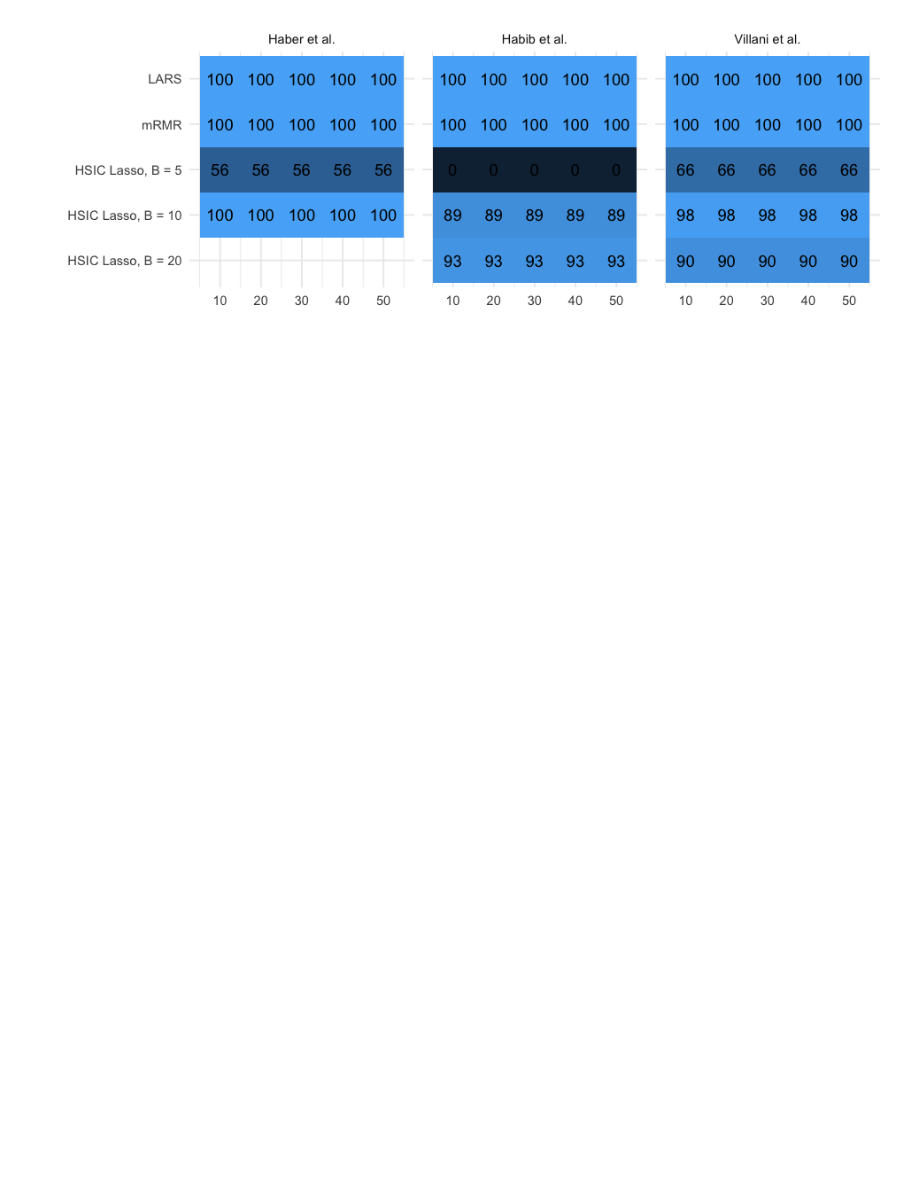
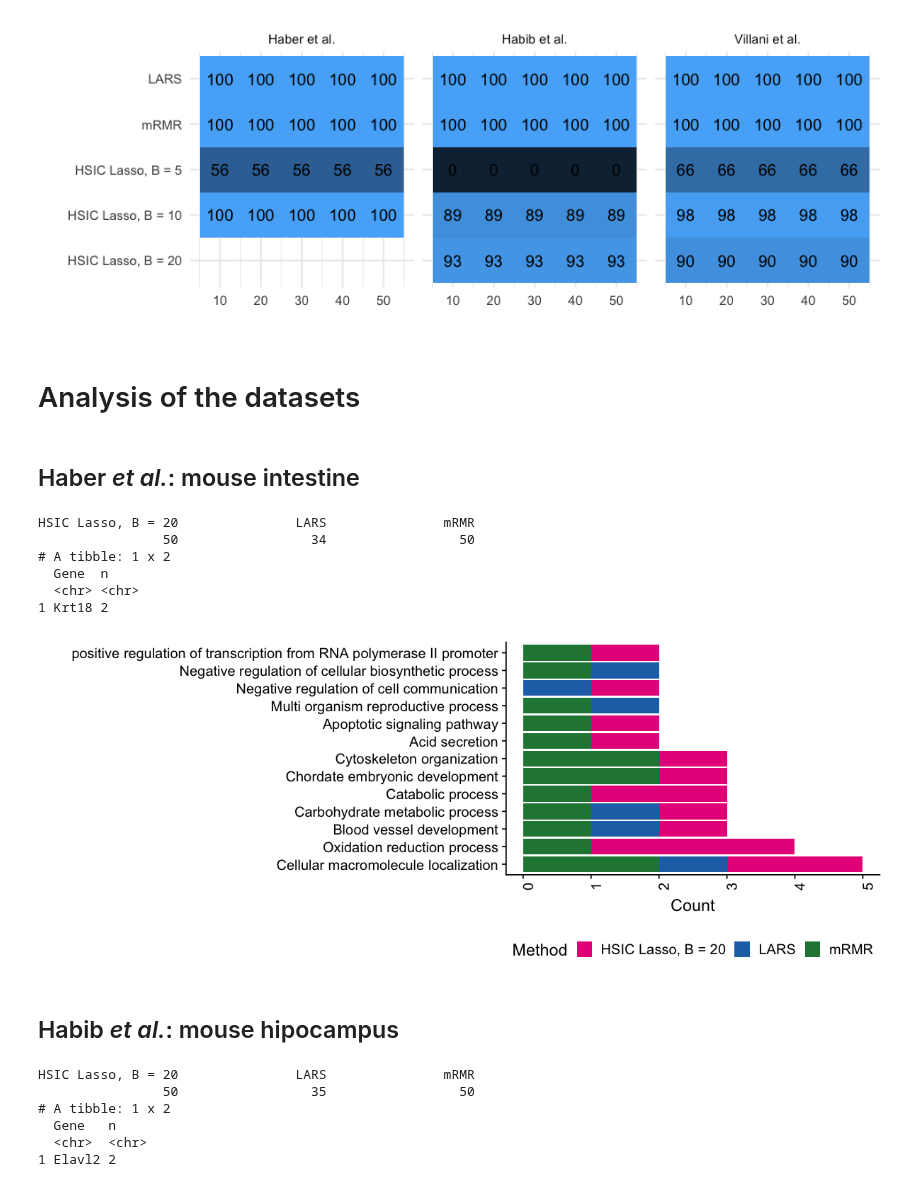
Before and after one commit to hclimente/nori, a Jupyter notebook: doc/single_cell.ipynb, the cells around one changed output. Drawn from its saved outputs; the diff is of its cells as text; code cells hidden in the pictures; blank space fills up the shorter version.

Commit message:
single-cell analysis extended

```diff
--- a/doc/single_cell.ipynb
+++ b/doc/single_cell.ipynb
@@ -83,3 +93,5 @@ ggplot(sc, aes(x = model, y = selected, fill = ended, label = ended)) +
     facet_grid(. ~ label)
 # %% [output]
 [figure]
+# %% [markdown]
+# Analysis of the datasets
@@ -85,0 +129,48 @@ ggplot(sc, aes(x = model, y = selected, fill = ended, label = ended)) +
+# %% [markdown]
+## Haber *et al.*: mouse intestine
+# %%
+haber <- read_predictions('haber')
+# %% [output]
+HSIC Lasso, B = 20               LARS               mRMR
+                50                 34                 50
+# A tibble: 1 x 2
+  Gene  n
+  <chr> <chr>
+1 Krt18 2
+# %%
+rank <- inner_join(haber, pathways_mouse, by = c('Gene' = 'gene')) %>%
+    group_by(ont) %>%
+    summarize(n = length(unique(Method)))
+
+options(repr.plot.width=10, repr.plot.height=4)
+inner_join(haber, pathways_mouse, by = c('Gene' = 'gene')) %>%
+    inner_join(rank, by = "ont") %>%
+    arrange(-n) %>%
+    group_by(Gene, Method) %>%
+    summarize(ont = head(ont, 1)) %>%
+    group_by(ont) %>%
+    filter(length(unique(Method)) >= 2) %>%
+    ungroup %>%
+    mutate(ont = gsub('\\([0-9]\\)', '', ont),
+           ont = tools::toTitleCase(ont),
+           ont = gsub('_', ' ', ont)) %>%
+    ggplot(aes(fct_infreq(ont), fill = Method)) +
+        geom_bar() +
+        theme(axis.text.x = element_text(angle = 90, hjust = 1),
+              legend.position = 'bottom') +
+        labs(x = '', y = 'Count') +
+        coord_flip() +
+        scale_fill_manual(values = palette)
+# %% [output]
+[figure, added]
+# %% [markdown]
+## Habib *et al.*: mouse hipocampus
+# %%
+habib <- read_predictions('habib')
+# %% [output]
+HSIC Lasso, B = 20               LARS               mRMR
+                50                 35                 50
+# A tibble: 1 x 2
+  Gene   n
+  <chr>  <chr>
+1 Elavl2 2
```
Also changed, not shown: parts of 12 cells of this notebook.
